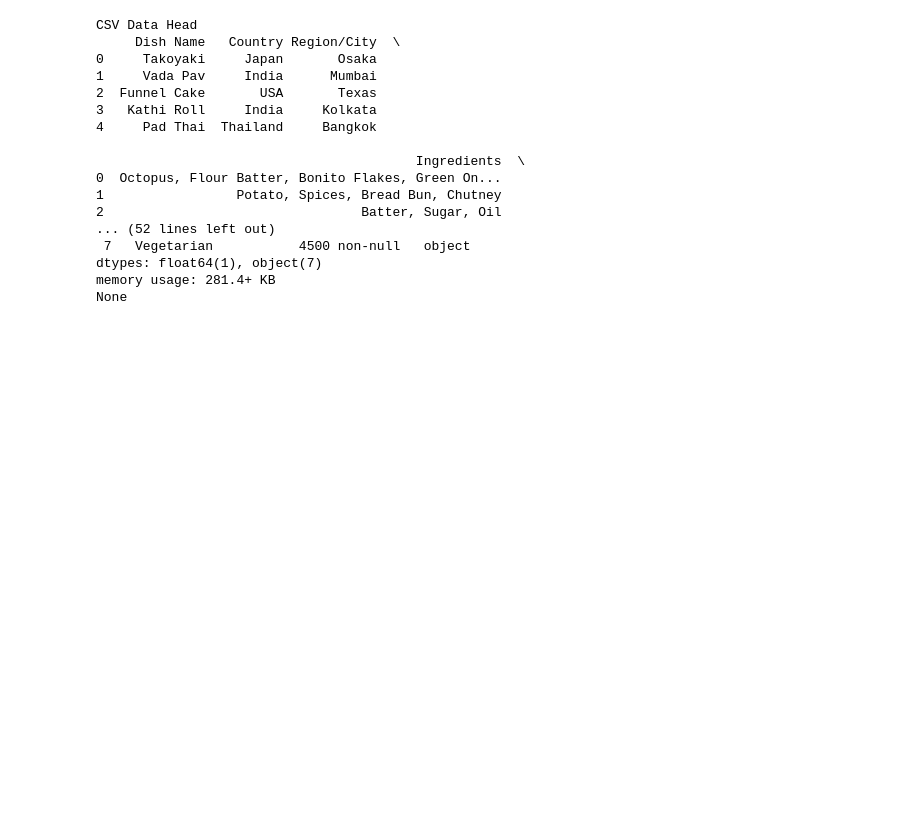
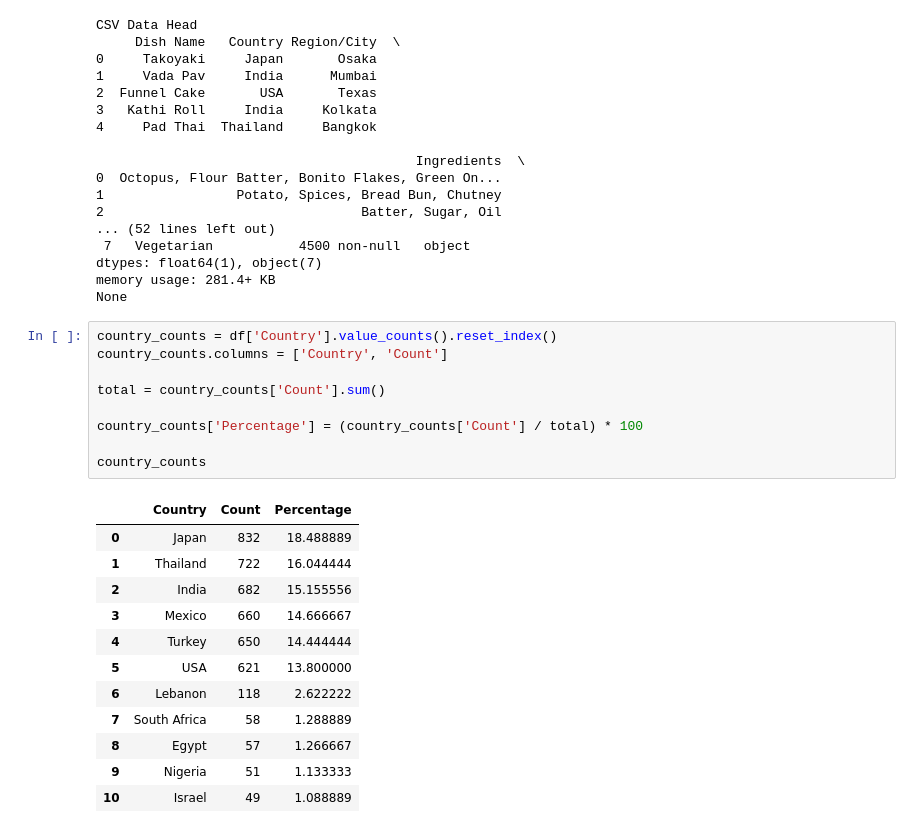
Before and after one commit to Yamm23/Learning-Macine-Learning, a Jupyter notebook: Global_Street_Food.ipynb, the cells around one changed output. Saved outputs shown, nothing was run; the diff lists cells and outputs as text; blank space fills up the shorter version.

```diff
--- a/Global_Street_Food.ipynb
+++ b/Global_Street_Food.ipynb
@@ -35,3 +35,25 @@ CSV Data Head
 dtypes: float64(1), object(7)
 memory usage: 281.4+ KB
 None
+# %%
+country_counts = df['Country'].value_counts().reset_index()
+country_counts.columns = ['Country', 'Count']
+
+total = country_counts['Count'].sum()
+
+country_counts['Percentage'] = (country_counts['Count'] / total) * 100
+
+country_counts
+# %% [output]
+|  | Country | Count | Percentage |
+| 0 | Japan | 832 | 18.488889 |
+| 1 | Thailand | 722 | 16.044444 |
+| 2 | India | 682 | 15.155556 |
+| 3 | Mexico | 660 | 14.666667 |
+| 4 | Turkey | 650 | 14.444444 |
+| 5 | USA | 621 | 13.800000 |
+| 6 | Lebanon | 118 | 2.622222 |
+| 7 | South Africa | 58 | 1.288889 |
+| 8 | Egypt | 57 | 1.266667 |
+| 9 | Nigeria | 51 | 1.133333 |
+| 10 | Israel | 49 | 1.088889 |
```
Also changed, not shown: parts of 1 cell of this notebook.
